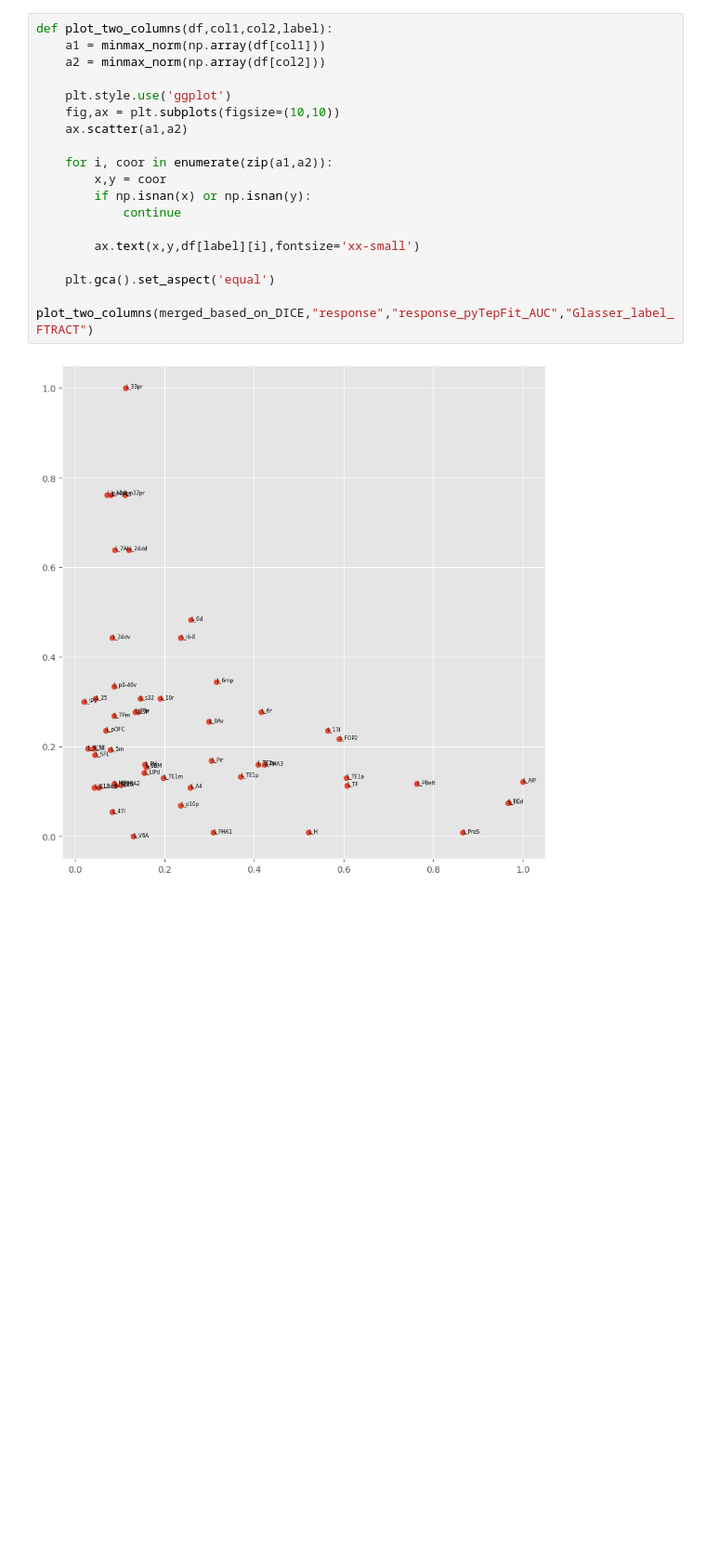
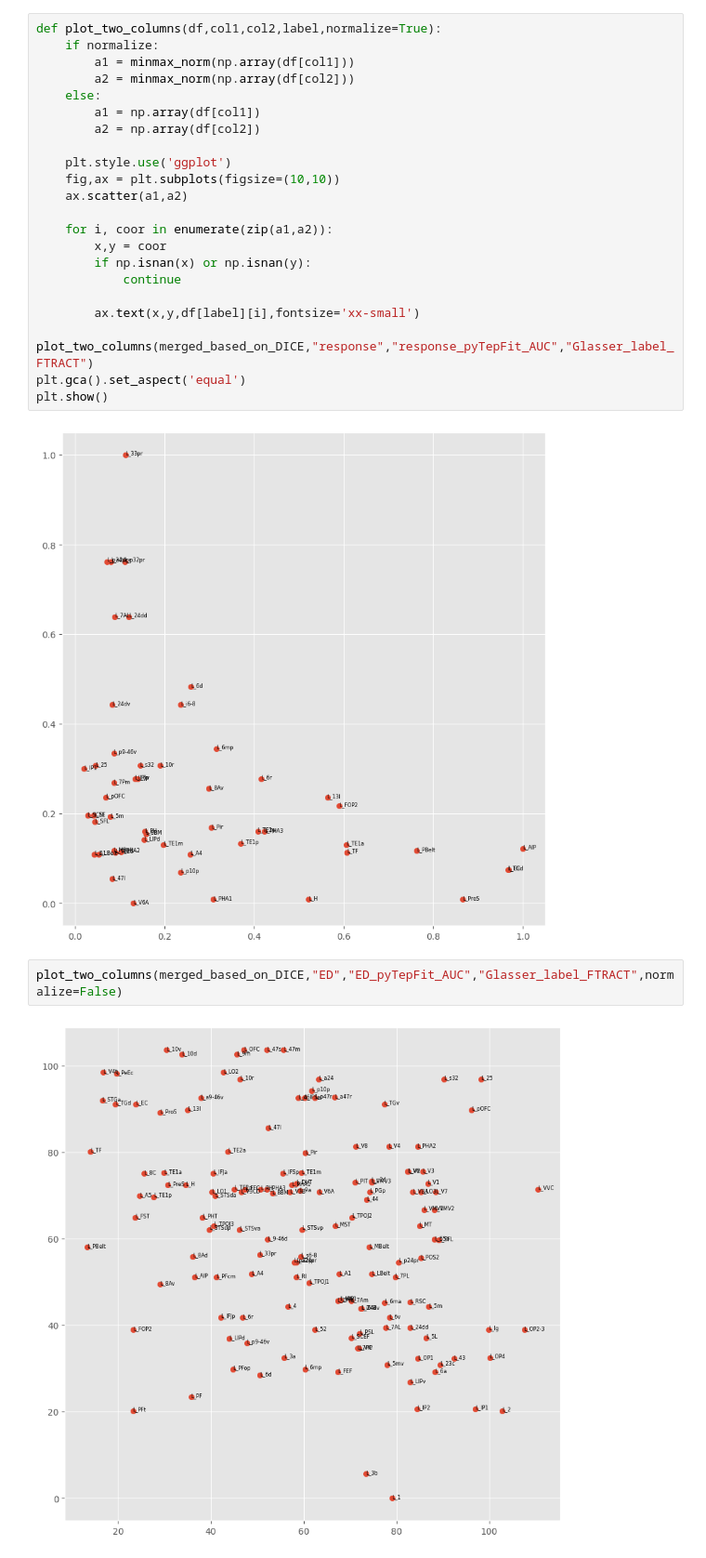
Before and after one commit to Katterrina/fimuni_thesis, a Jupyter notebook: notebooks/compare_f-tract_pytepfit/compare.ipynb, the cells around one changed output. Shown: that part at 93% size. Drawn from its saved outputs; the diff is of its cells as text; blank space fills up the shorter version.

```diff
--- a/notebooks/compare_f-tract_pytepfit/compare.ipynb
+++ b/notebooks/compare_f-tract_pytepfit/compare.ipynb
@@ -288,9 +292,13 @@ plotting.plot_one_barcode(axs[3],merged_based_on_DICE["ED_pyTepFit_AUC"],title="
 def minmax_norm(x):
     return (x - np.nanmin(x)) / (np.nanmax(x)-np.nanmin(x))
 # %%
-def plot_two_columns(df,col1,col2,label):
-    a1 = minmax_norm(np.array(df[col1]))
-    a2 = minmax_norm(np.array(df[col2]))
+def plot_two_columns(df,col1,col2,label,normalize=True):
+    if normalize:
+        a1 = minmax_norm(np.array(df[col1]))
+        a2 = minmax_norm(np.array(df[col2]))
+    else:
+        a1 = np.array(df[col1])
+        a2 = np.array(df[col2])
 
     plt.style.use('ggplot')
     fig,ax = plt.subplots(figsize=(10,10))
@@ -303,8 +311,12 @@ def plot_two_columns(df,col1,col2,label):
 
         ax.text(x,y,df[label][i],fontsize='xx-small')
 
-    plt.gca().set_aspect('equal')
-
 plot_two_columns(merged_based_on_DICE,"response","response_pyTepFit_AUC","Glasser_label_FTRACT")
+plt.gca().set_aspect('equal')
+plt.show()
 # %% [output]
 [figure]
+# %%
+plot_two_columns(merged_based_on_DICE,"ED","ED_pyTepFit_AUC","Glasser_label_FTRACT",normalize=False)
+# %% [output]
+[figure, added]
```
Also changed, not shown: parts of 1 cell of this notebook.
